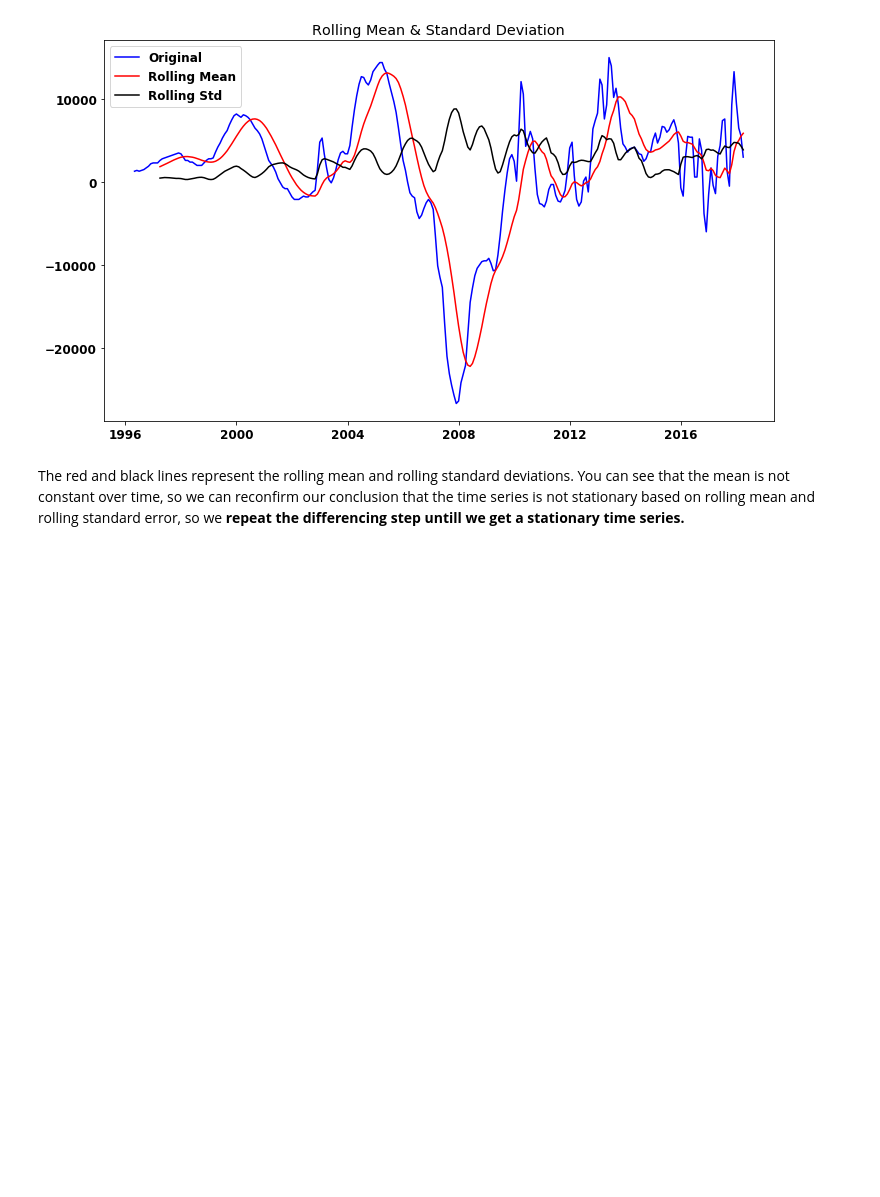
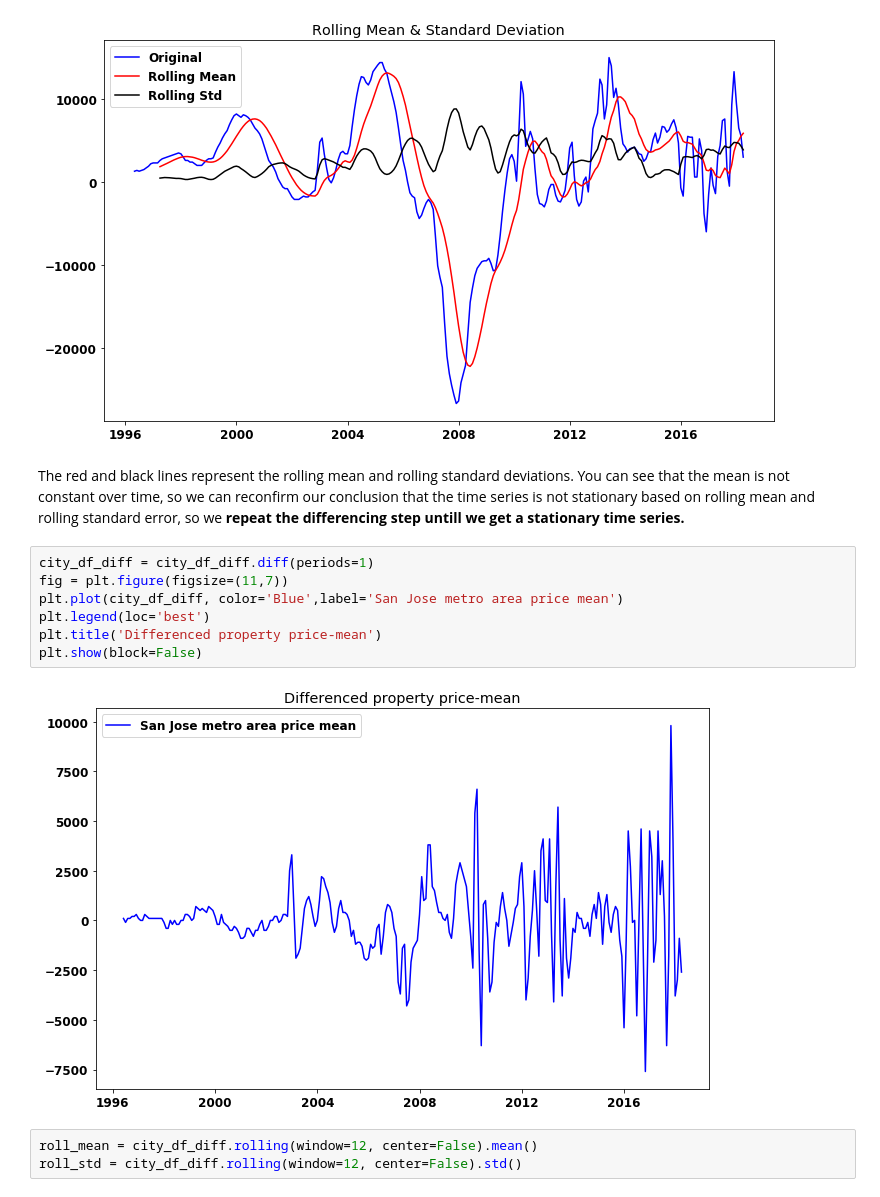
Before and after one commit to FarnazG/CodeReviews, a Jupyter notebook: time_series_codereview.ipynb, the cells around one changed output. Saved outputs shown, nothing was run; the diff lists cells and outputs as text; blank space fills up the shorter version.

```diff
--- a/time_series_codereview.ipynb
+++ b/time_series_codereview.ipynb
@@ -331,3 +331,15 @@ plt.show(block=False)
 [figure]
 # %% [markdown]
 The red and black lines represent the rolling mean and rolling standard deviations. You can see that the mean is not constant over time, so we can reconfirm our conclusion that the time series is not stationary based on rolling mean and rolling standard error, so we **repeat the differencing step untill we get a stationary time series.**
+# %%
+city_df_diff = city_df_diff.diff(periods=1)
+fig = plt.figure(figsize=(11,7))
+plt.plot(city_df_diff, color='Blue',label='San Jose metro area price mean')
+plt.legend(loc='best')
+plt.title('Differenced property price-mean')
+plt.show(block=False)
+# %% [output]
+[figure, added]
+# %%
+roll_mean = city_df_diff.rolling(window=12, center=False).mean()
+roll_std = city_df_diff.rolling(window=12, center=False).std()
```
